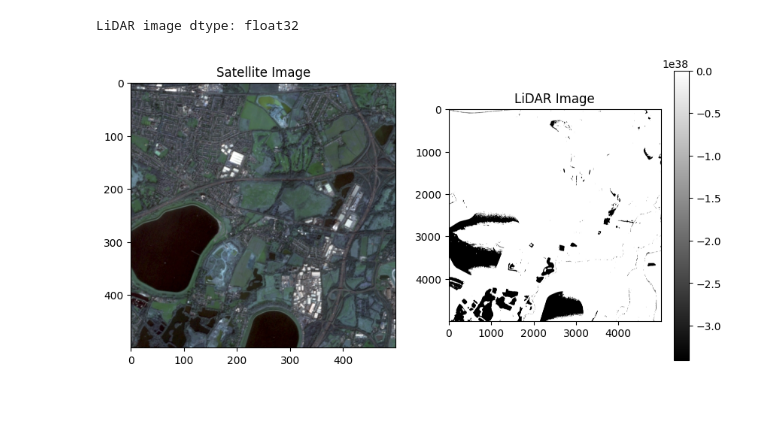
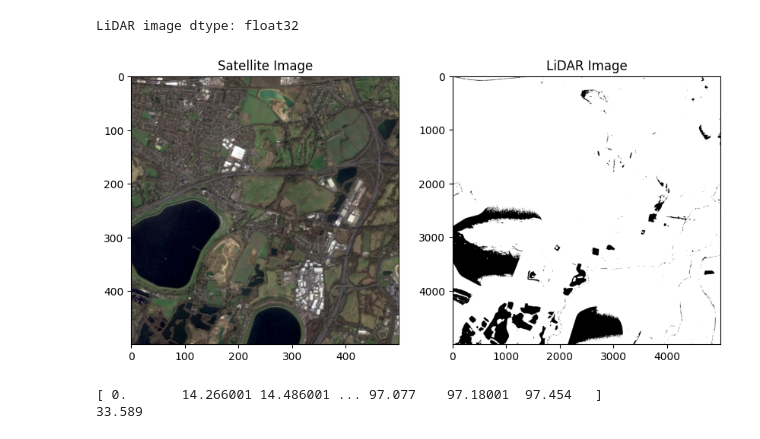
Before and after one commit to William0614/SatelliteImageUpscaler, a Jupyter notebook: ImageUpscale.ipynb, the cells around one changed output. Cells and saved outputs as stored; diff of their text form; code cells hidden in the pictures; blank space fills up the shorter version.

```diff
--- a/ImageUpscale.ipynb
+++ b/ImageUpscale.ipynb
@@ -2,30 +2,32 @@
 import cv2
 import numpy as np
 import matplotlib.pyplot as plt
-
 import rasterio
-
-# Load RGB satellite images
-img_RGB = cv2.imread('data/20230215-SE2B-CGG-GBR-MS3-L3-RGB-preview.jpg', cv2.IMREAD_COLOR)
-
-# Open the LiDAR image using rasterio
-with rasterio.open('data/DSM_TQ0075_P_12757_20230109_20230315.tif') as lidar_src:
-    lidar_image = lidar_src.read(1)  # Read the first band (assuming single-band image)
-
-# Get the data type and print information
-print(f"LiDAR image dtype: {lidar_image.dtype}")
-
-# Show the images for verification
-plt.figure(figsize=(10, 5))
-plt.subplot(1, 2, 1)
-plt.title('Satellite Image')
-plt.imshow(img_RGB)
-# Show the LiDAR image
-plt.subplot(1, 2, 2)
-plt.imshow(lidar_image, cmap='gray')
-plt.title('LiDAR Image')
-plt.colorbar()
-plt.show()
-# %% [output]
-LiDAR image dtype: float32
-[figure, removed]
+# %%
+# Load RGB satellite images
+img_rgb = cv2.imread('data/20230215-SE2B-CGG-GBR-MS3-L3-RGB-preview.jpg')
+
+# Open the LiDAR image using rasterio
+with rasterio.open('data/DSM_TQ0075_P_12757_20230109_20230315.tif') as lidar_src:
+    img_lidar = lidar_src.read(1)  # Read the first band (assuming single-band image)
+# %%
+# Show the images for verification
+plt.figure(figsize=(10, 5))
+plt.subplot(1, 2, 1)
+plt.title('Satellite Image')
+plt.imshow(img_rgb[:, :, ::-1])
+# Show the LiDAR image
+plt.subplot(1, 2, 2)
+plt.imshow(img_lidar, cmap='gray')
+plt.title('LiDAR Image')
+# plt.colorbar()
+plt.show()
+# %% [output]
+LiDAR image dtype: float32
+[figure, added]
+# %%
+img_up = cv2.resize(img_rgb, img_lidar.shape[::-1])
+img_lidar = np.clip(img_lidar, min=0, max=None)
+# %% [output]
+[ 0.       14.266001 14.486001 ... 97.077    97.18001  97.454   ]
+33.589
```
Also changed, not shown: parts of 2 cells of this notebook.
